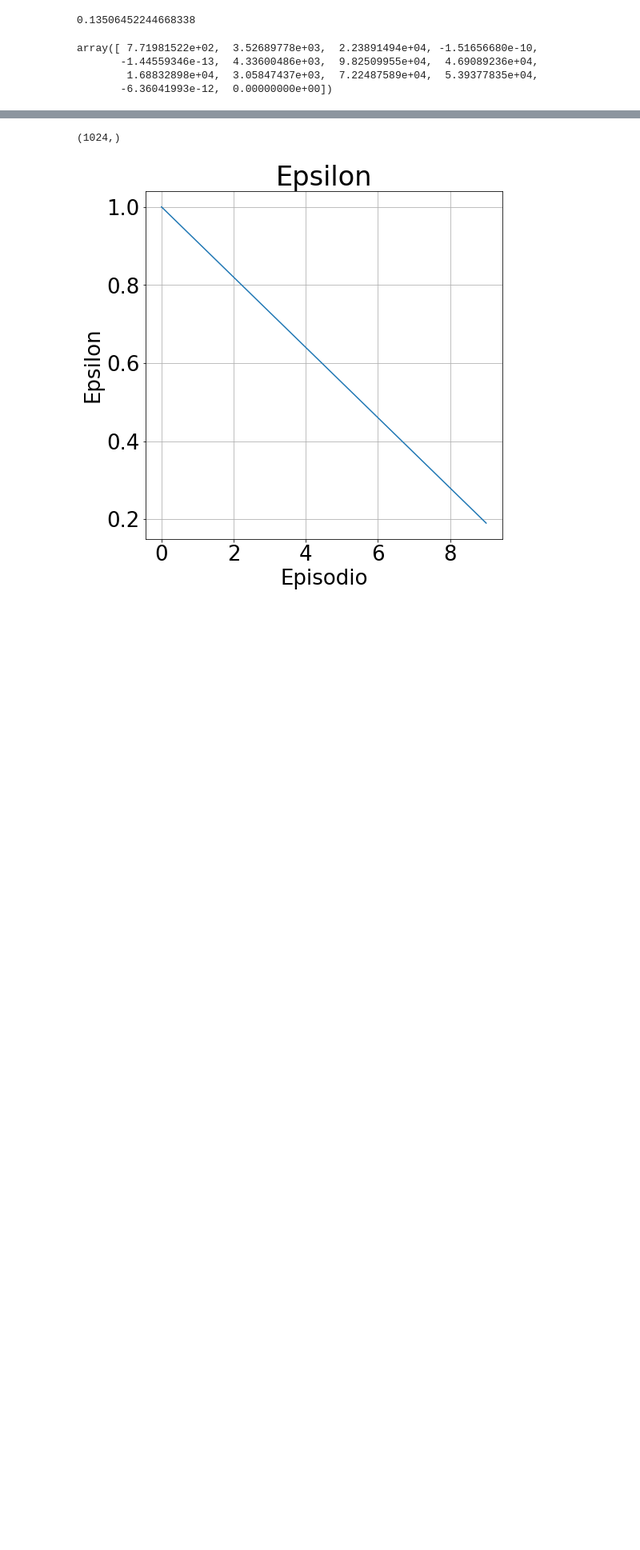
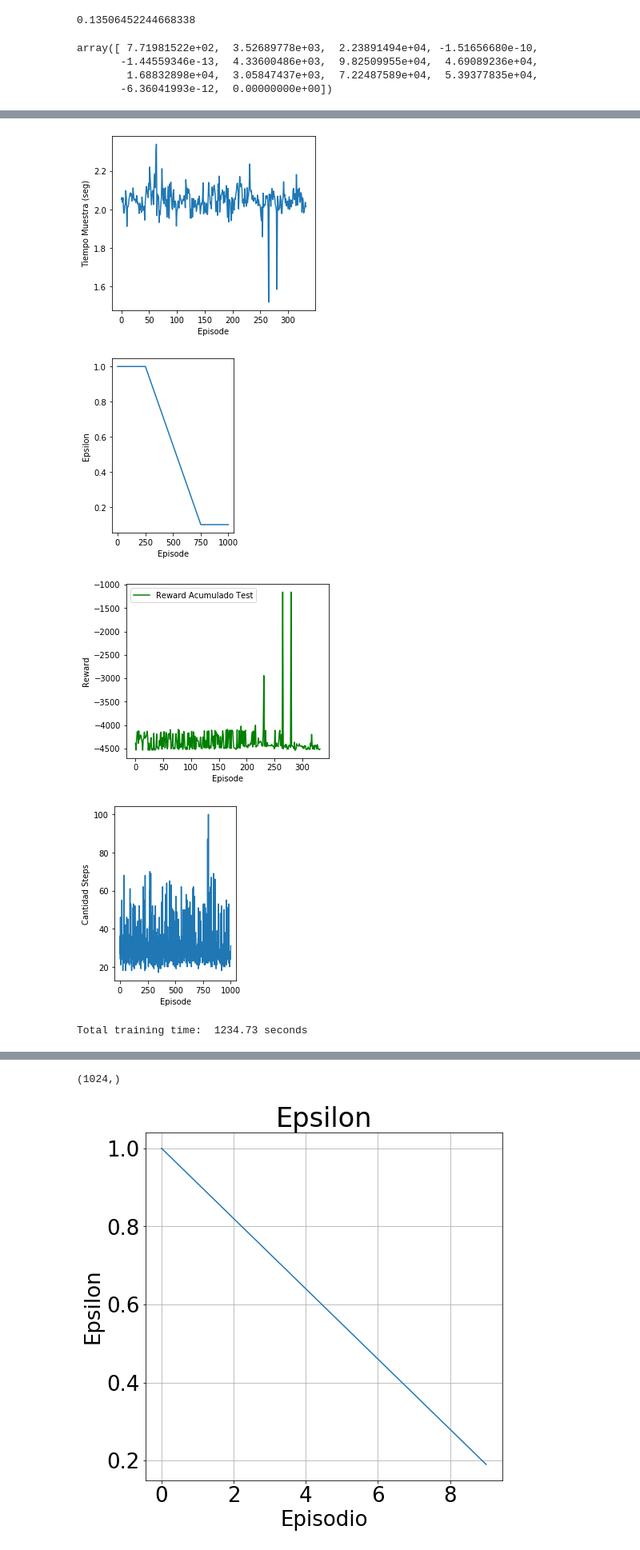
Before and after one commit to jdmedinatobon/tesis2, a Jupyter notebook: tesis2.ipynb, the cells around one changed output, grey strips where cells are left out. Shown at 80% size. Saved outputs shown, nothing was run; the diff lists cells and outputs as text; code cells hidden in the pictures; blank space fills up the shorter version.

```diff
--- a/tesis2.ipynb
+++ b/tesis2.ipynb
@@ -471,11 +471,11 @@ env_test = gym.make(envName)
 num_steps_test = 200
 rewards_acumulados_test = []
 
-num_episodes = 100
+num_episodes = 1000
 num_steps = 200
 #num_steps_train = 100
 episodes_per_train = 3
-episodes_per_test = 5
+episodes_per_test = 3
 epsilon = 1.0
 #epsilon_decay = 0.98
 tao = 0.001
@@ -760,3 +760,8 @@ print('Total training time: ', np.round(total_training_time, 2), 'seconds')
+[figure, added]
+[figure, added]
+[figure, added]
+[figure, added]
+Total training time:  1234.73 seconds
 # %%
 # buffer[indices, 31] = np.abs(td_error[np.arange(sample_size), list(actions)])
 # print(buffer[indices, 31])
```
Also changed, not shown: parts of 2 cells of this notebook.
